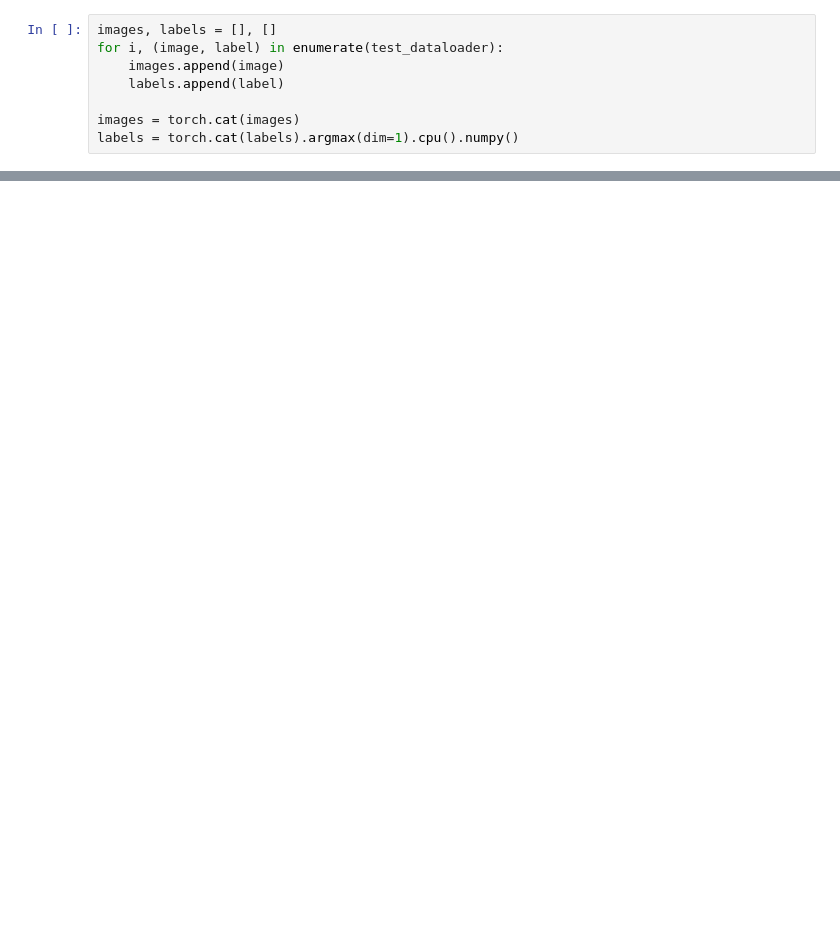
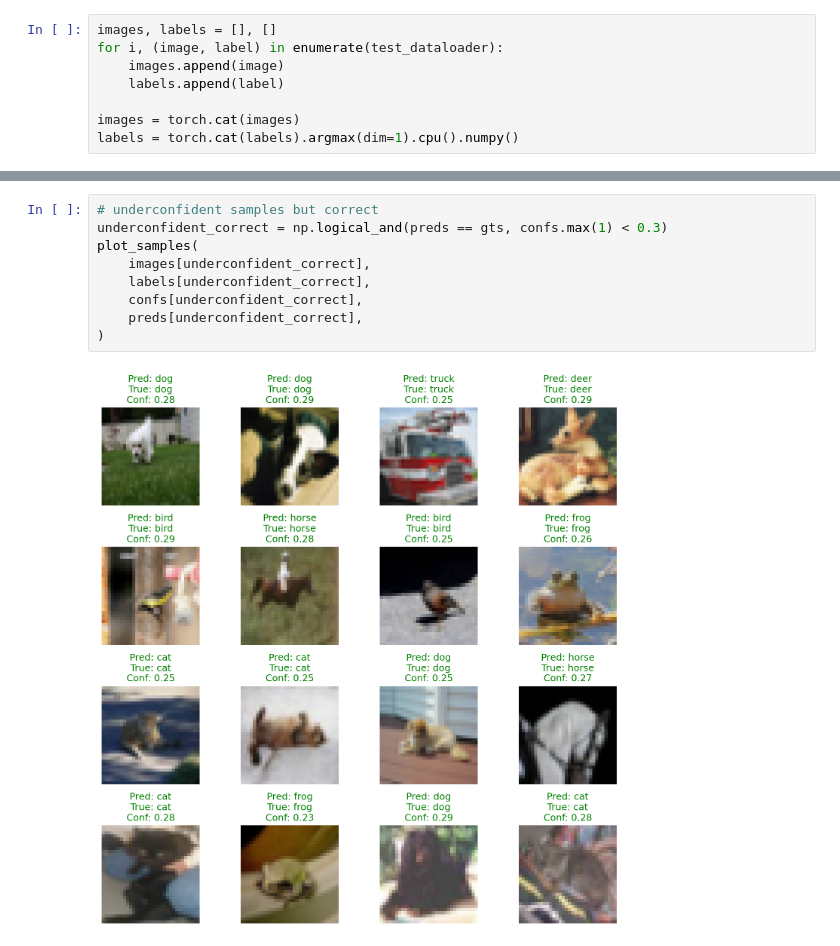
Before and after one commit to lorenzo-querol/Patch-Diffusion, a Jupyter notebook: test_cls.ipynb, the cells around one changed output, grey strips where cells are left out. Drawn from its saved outputs; the diff is of its cells as text; blank space fills up the shorter version.

```diff
--- a/test_cls.ipynb
+++ b/test_cls.ipynb
@@ -290,0 +243,11 @@ plot_predictions(images, labels, confs, preds)
+# %%
+# underconfident samples but correct
+underconfident_correct = np.logical_and(preds == gts, confs.max(1) < 0.3)
+plot_samples(
+    images[underconfident_correct],
+    labels[underconfident_correct],
+    confs[underconfident_correct],
+    preds[underconfident_correct],
+)
+# %% [output]
+[figure, added]
```
Also changed, not shown: parts of 16 cells of this notebook, 12 other files.
